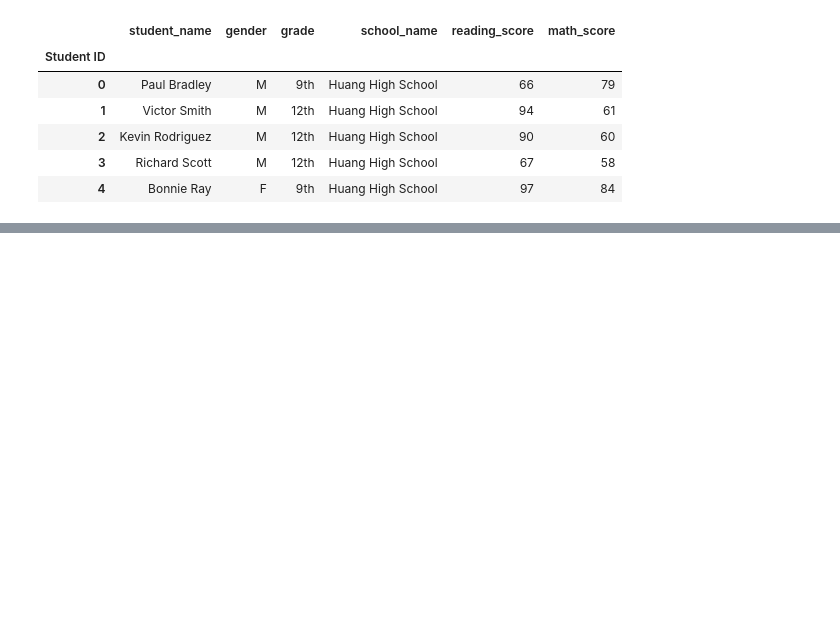
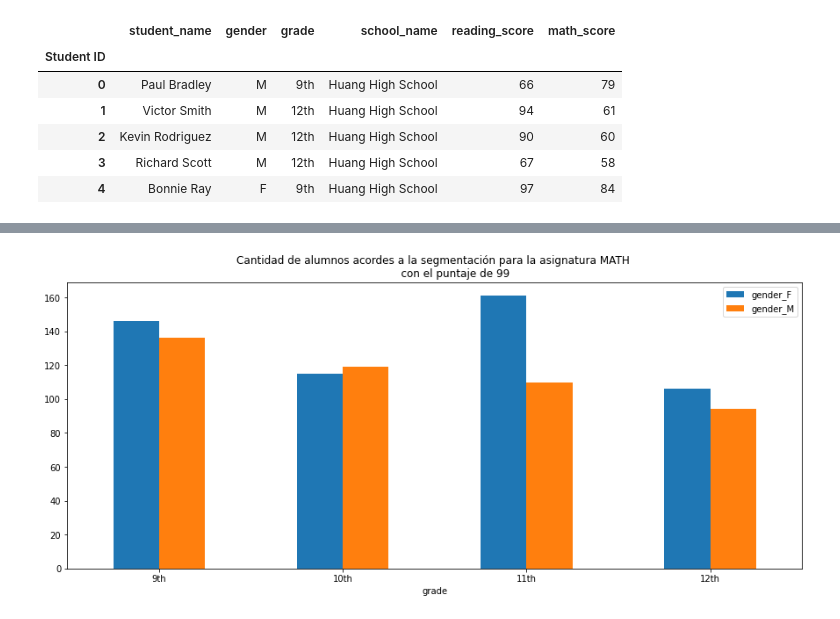
Before and after one commit to Brunoware/Actividades_Python_Fundamentals, a Jupyter notebook: Actividades/Actividad_18_Python_Fundamentals.ipynb, the cells around one changed output, grey strips where cells are left out. Saved outputs shown, nothing was run; the diff lists cells and outputs as text; code cells hidden in the pictures; blank space fills up the shorter version.

```diff
--- a/Actividades/Actividad_18_Python_Fundamentals.ipynb
+++ b/Actividades/Actividad_18_Python_Fundamentals.ipynb
@@ -44,0 +94,4 @@ plt.show()
+# %%
+plot_segementacion_grado(data_students,asignatura='math_score',puntaje='mejor')
+# %% [output]
+[figure, added]
```
Also changed, not shown: parts of 16 cells of this notebook, 4 other files.
